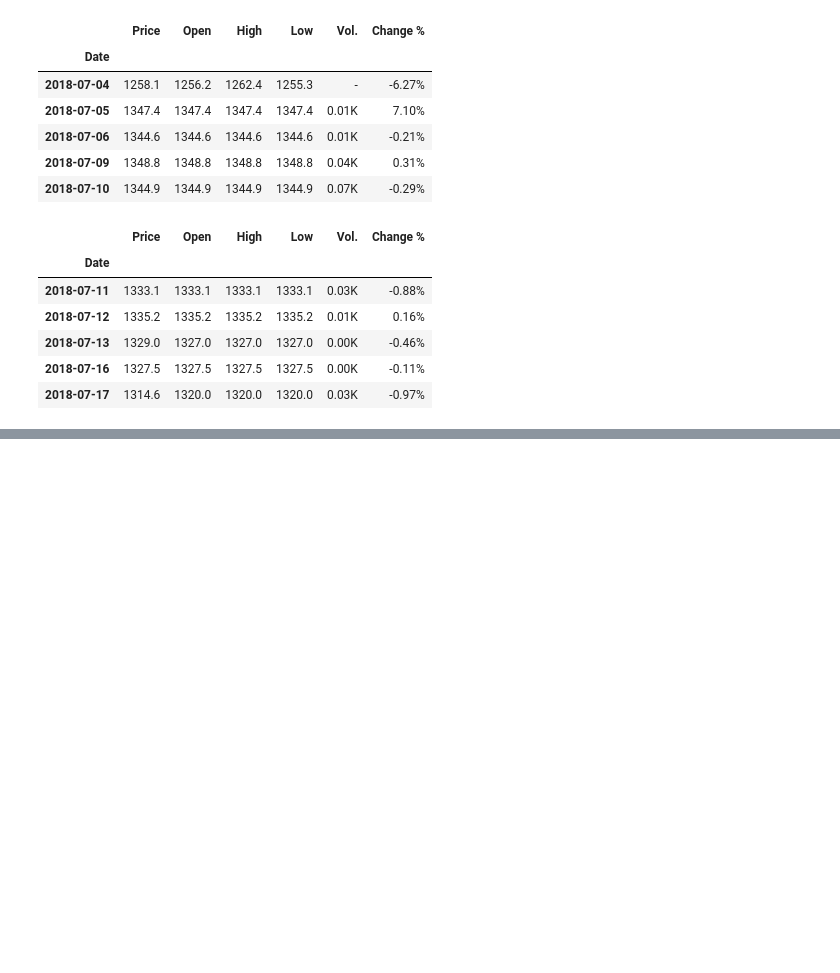
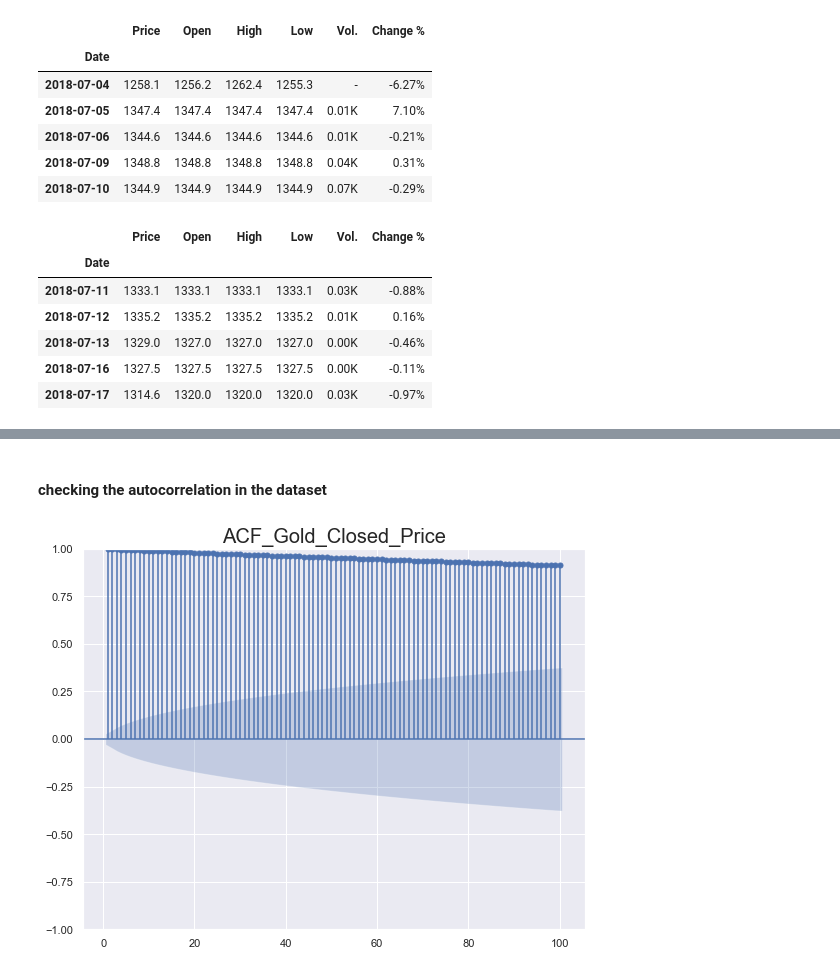
Before and after one commit to jaybfn/Gold_Price_Forecasting, a Jupyter notebook: model.ipynb, the cells around one changed output, grey strips where cells are left out. Cells and saved outputs as stored; diff of their text form; code cells hidden in the pictures; blank space fills up the shorter version.

```diff
--- a/model.ipynb
+++ b/model.ipynb
@@ -67,0 +95,8 @@ df_test.head()
+# %% [markdown]
+#### checking the autocorrelation in the dataset
+# %%
+sgt.plot_acf(df_working.Price, lags = 100, zero = False)
+plt.title('ACF_Gold_Closed_Price',size = 20)
+plt.show()
+# %% [output]
+[figure, added]
```
Also changed, not shown: parts of 18 cells of this notebook.
